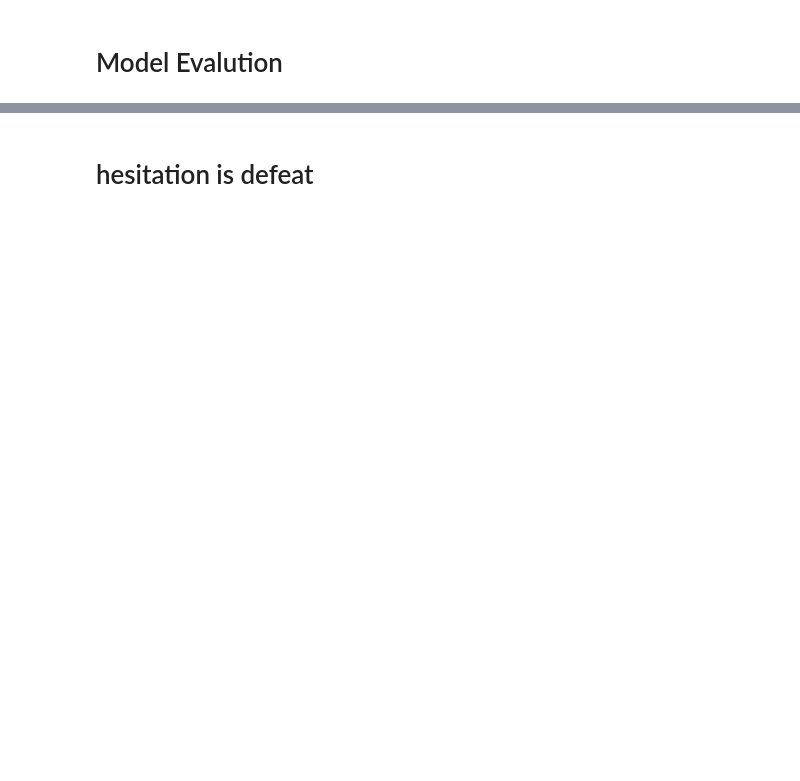
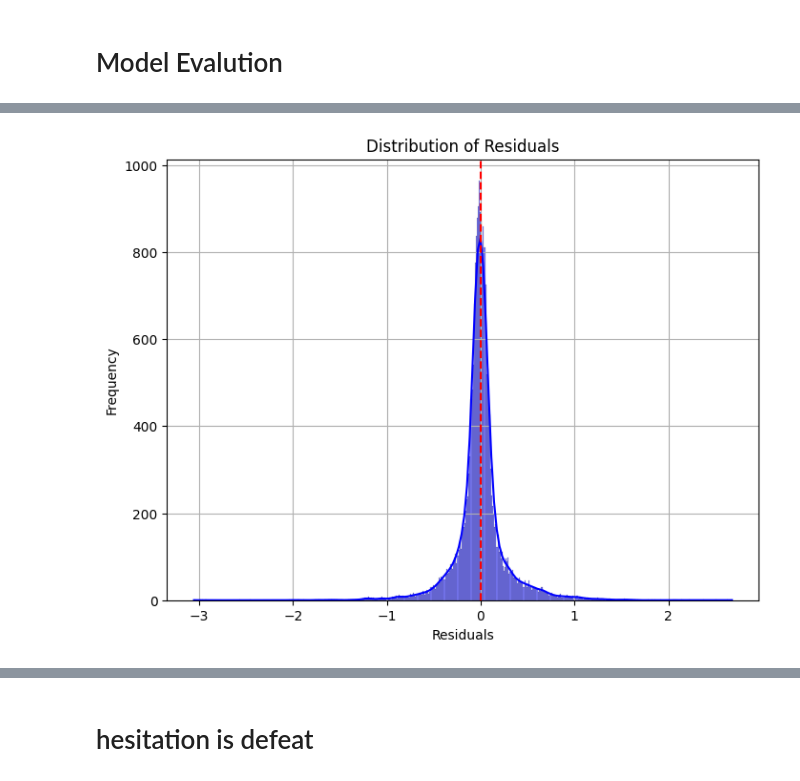
Before and after one commit to khaaaleed-5/Advanced-ML, a Jupyter notebook: SVM/SVM.ipynb, the cells around one changed output, grey strips where cells are left out. Saved outputs shown, nothing was run; the diff lists cells and outputs as text; code cells hidden in the pictures; blank space fills up the shorter version.

```diff
--- a/SVM/SVM.ipynb
+++ b/SVM/SVM.ipynb
@@ -194,0 +317,16 @@ plt.show()
+# %%
+# Assuming svr_model is your trained SVR model and X_test, y_test are your test features and labels
+predicted_values = y_pred
+residuals = y_true - predicted_values
+
+# Plotting the distribution of residuals
+plt.figure(figsize=(8, 6))
+sns.histplot(residuals, kde=True, color='blue')
+plt.xlabel('Residuals')
+plt.ylabel('Frequency')
+plt.title('Distribution of Residuals')
+plt.grid(True)  # Add grid lines for better readability
+plt.axvline(x=0, color='red', linestyle='--')
+plt.show()
+# %% [output]
+[figure, added]
```
Also changed, not shown: parts of 27 cells of this notebook, 3 other files.
